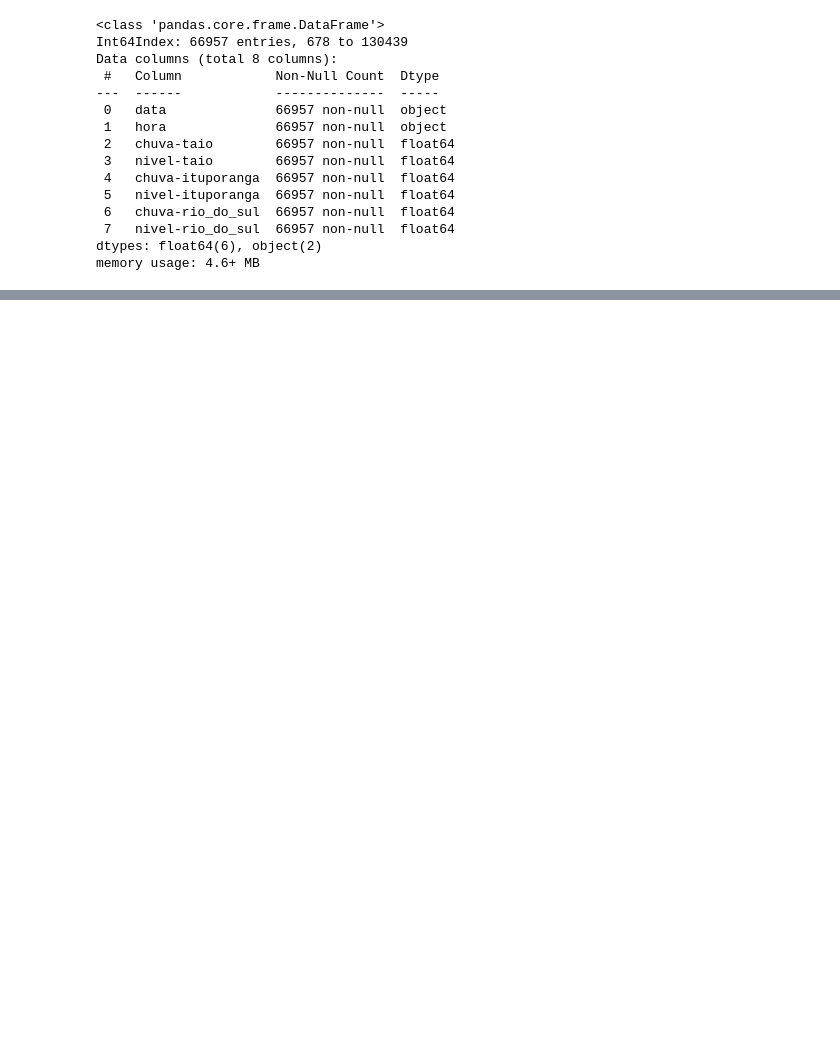
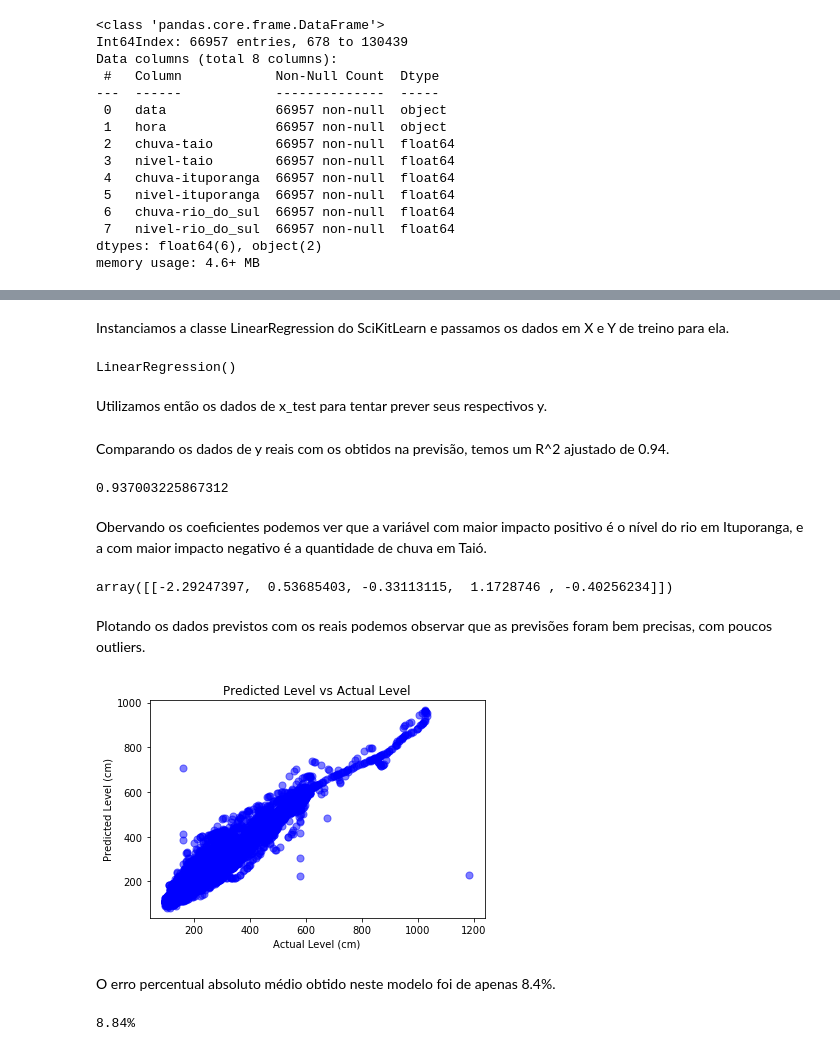
Before and after one commit to ViniciusLippel/opt_ds-flood_prediction, a Jupyter notebook: previsao_cheias.ipynb, the cells around one changed output, grey strips where cells are left out. Cells and saved outputs as stored; diff of their text form; code cells hidden in the pictures; blank space fills up the shorter version.

```diff
--- a/previsao_cheias.ipynb
+++ b/previsao_cheias.ipynb
@@ -106,0 +143,49 @@ memory usage: 4.6+ MB
+# %%
+x = df[['chuva-taio', 'nivel-taio', 'chuva-ituporanga', 'nivel-ituporanga', 'chuva-rio_do_sul']]
+y = df[['nivel-rio_do_sul']]
+
+x_train, x_test, y_train, y_test = train_test_split(x, y, train_size = 0.8, test_size = 0.2)
+# %% [markdown]
+Instanciamos a classe LinearRegression do SciKitLearn e passamos os dados em X e Y de treino para ela.
+# %%
+multiple_reg = LinearRegression()
+multiple_reg.fit(x_train, y_train)
+# %% [output]
+LinearRegression()
+# %% [markdown]
+Utilizamos então os dados de x_test para tentar prever seus respectivos y.
+# %%
+y_prediction = multiple_reg.predict(x_test)
+# %% [markdown]
+Comparando os dados de y reais com os obtidos na previsão, temos um R^2 ajustado de 0.94.
+# %%
+adj_r2 = (1 - ((1 - r2_score(y_test, y_prediction)) * (len(y_test) - 1)) /
+          (len(y_test) - x_train.shape[1] - 1))
+print(adj_r2)
+# %% [output]
+0.937003225867312
+# %% [markdown]
+Obervando os coeficientes podemos ver que a variável com maior impacto positivo é o nível do rio em Ituporanga, e a com maior impacto negativo é a quantidade de chuva em Taió.
+# %%
+multiple_reg.coef_
+# %% [output]
+array([[-2.29247397,  0.53685403, -0.33113115,  1.1728746 , -0.40256234]])
+# %% [markdown]
+Plotando os dados previstos com os reais podemos observar que as previsões foram bem precisas, com poucos outliers.
+# %%
+plt.scatter(y_test, y_prediction, c = 'b',  s = 50, alpha = 0.5)
+
+plt.xlabel("Actual Level (cm)")
+plt.ylabel("Predicted Level (cm)")
+plt.title("Predicted Level vs Actual Level")
+
+plt.show()
+# %% [output]
+[figure, added]
+# %% [markdown]
+O erro percentual absoluto médio obtido neste modelo foi de apenas 8.4%.
+# %%
+MAPE = np.mean(np.abs((y_test - y_prediction) / y_test)) * 100
+print("%.2f" %MAPE+"%")
+# %% [output]
+8.84%
```
Also changed, not shown: parts of 13 cells of this notebook.
